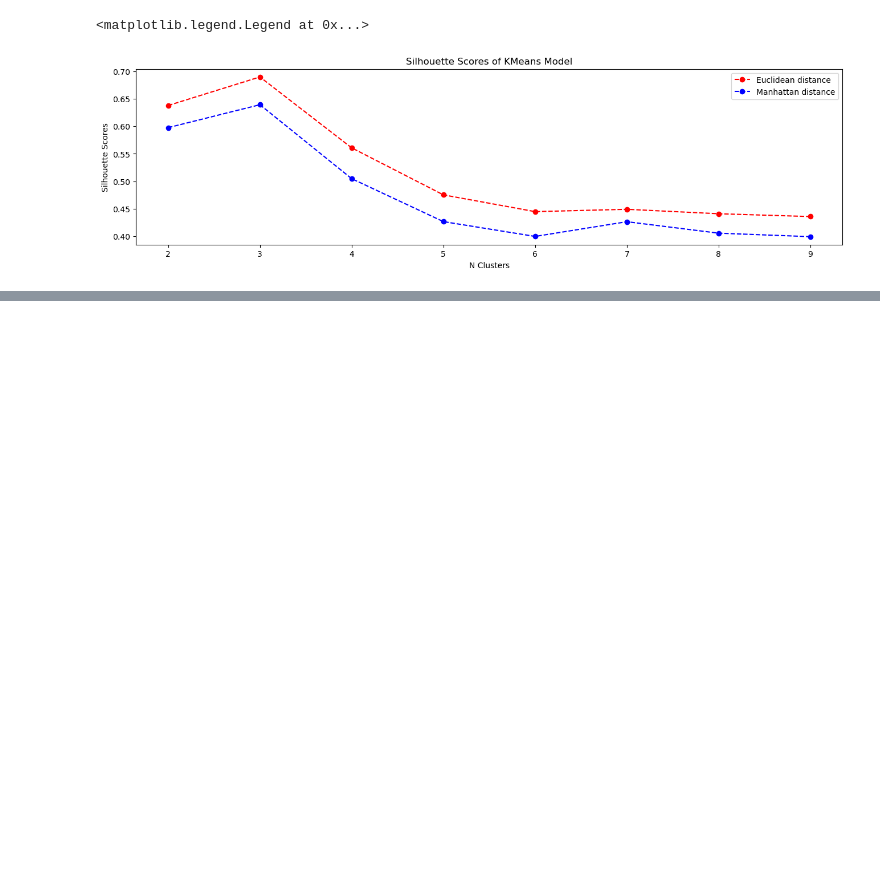
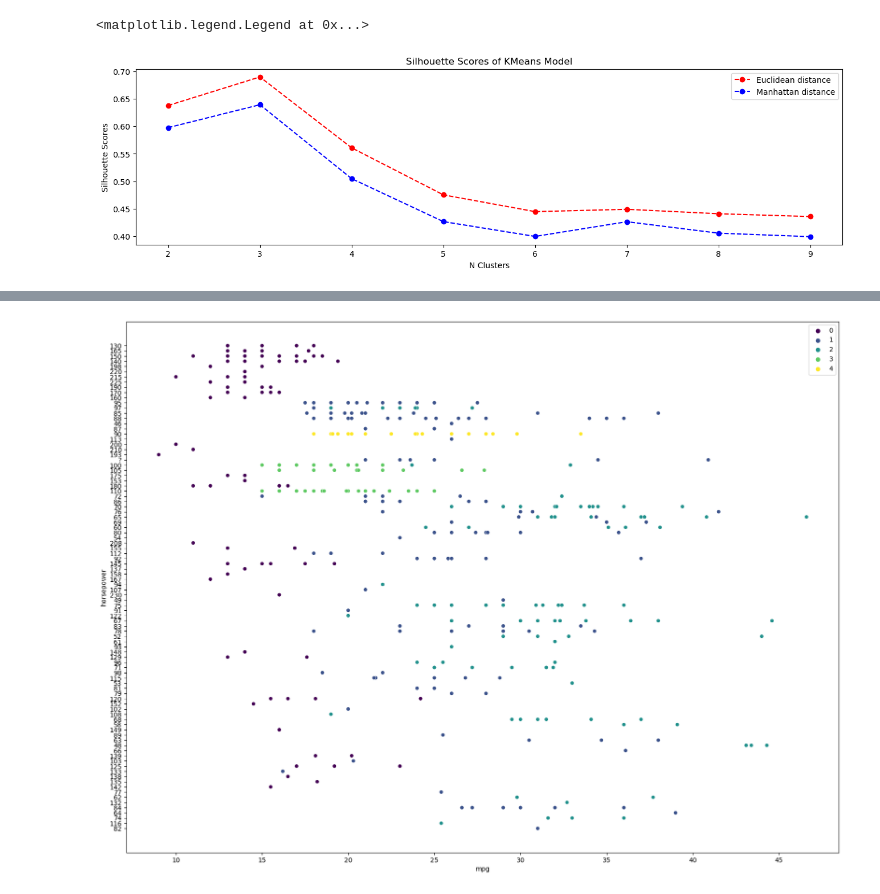
Before and after one commit to GustavoGran/data-science, a Jupyter notebook: unsupervised-tutorial/unsupervised-tutorial.ipynb, the cells around one changed output, grey strips where cells are left out. Saved outputs shown, nothing was run; the diff lists cells and outputs as text; code cells hidden in the pictures; blank space fills up the shorter version.

```diff
--- a/unsupervised-tutorial/unsupervised-tutorial.ipynb
+++ b/unsupervised-tutorial/unsupervised-tutorial.ipynb
@@ -331,0 +433,6 @@ ax.legend()
+# %%
+plt.figure(figsize=(20,15))
+sns.scatterplot(data=df,x="mpg",y="horsepower",hue=cluster_labels,palette="viridis")
+plt.grid(False)
+# %% [output]
+[figure, added]
```
Also changed, not shown: parts of 49 cells of this notebook.
